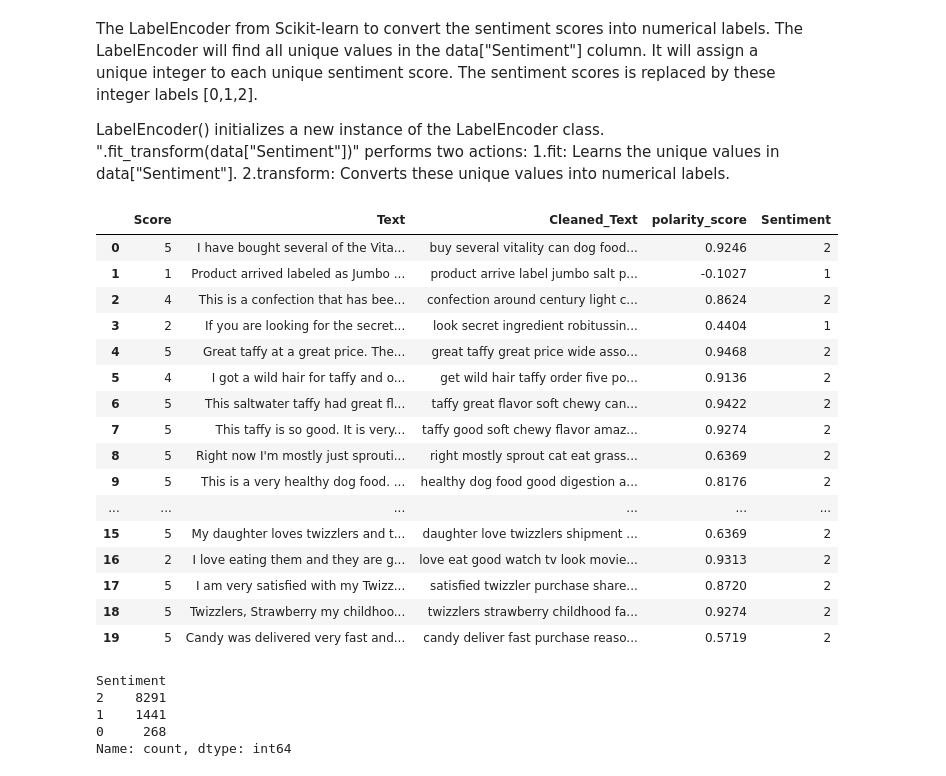
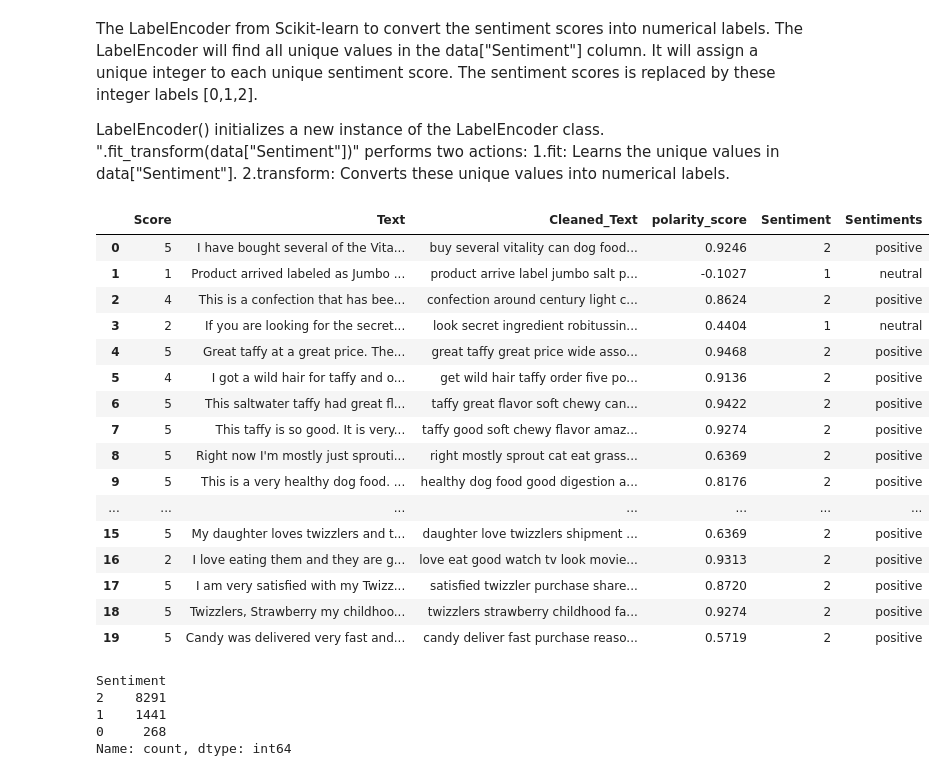
Before and after one commit to Vijayalekshmi203/SentimentAnalysis, a Jupyter notebook: SA.ipynb, the cells around one changed output. Saved outputs shown, nothing was run; the diff lists cells and outputs as text; code cells hidden in the pictures.

```diff
--- a/SA.ipynb
+++ b/SA.ipynb
@@ -347,6 +347,6 @@ data
 10000 rows × 4 columns
 # %%
 #Rule for determining the Sentiment
-data['Sentiment']=data["Cleaned_Text"].apply(lambda x: 'positive' if sa.polarity_scores(x)["compound"] >= 0.5  else 'negative' if sa.polarity_scores(x)["compound"] <= -0.5  else 'neutral')
+data['Sentiments']=data["Cleaned_Text"].apply(lambda x: 'positive' if sa.polarity_scores(x)["compound"] >= 0.5  else 'negative' if sa.polarity_scores(x)["compound"] <= -0.5  else 'neutral')
 data.head(30)
 # %% [output]
@@ -383,26 +383,26 @@ LabelEncoder() initializes a new instance of the LabelEncoder class. ".fit_trans
 # %%
 # The sentiment value (which were previously categorical label from the VADER analysis) is replaced by integer labels [0,1,2]
 from sklearn.preprocessing import LabelEncoder
-data["Sentiment"] = LabelEncoder().fit_transform(data["Sentiment"])
+data["Sentiment"] = LabelEncoder().fit_transform(data["Sentiments"])
 data.head(20)
 # %% [output]
-|  | Score | Text | Cleaned_Text | polarity_score | Sentiment |
-| 0 | 5 | I have bought several of the Vita... | buy several vitality can dog food... | 0.9246 | 2 |
-| 1 | 1 | Product arrived labeled as Jumbo ... | product arrive label jumbo salt p... | -0.1027 | 1 |
-| 2 | 4 | This is a confection that has bee... | confection around century light c... | 0.8624 | 2 |
-| 3 | 2 | If you are looking for the secret... | look secret ingredient robitussin... | 0.4404 | 1 |
-| 4 | 5 | Great taffy at a great price. The... | great taffy great price wide asso... | 0.9468 | 2 |
-| 5 | 4 | I got a wild hair for taffy and o... | get wild hair taffy order five po... | 0.9136 | 2 |
-| 6 | 5 | This saltwater taffy had great fl... | taffy great flavor soft chewy can... | 0.9422 | 2 |
-| 7 | 5 | This taffy is so good. It is very... | taffy good soft chewy flavor amaz... | 0.9274 | 2 |
-| 8 | 5 | Right now I'm mostly just sprouti... | right mostly sprout cat eat grass... | 0.6369 | 2 |
-| 9 | 5 | This is a very healthy dog food. ... | healthy dog food good digestion a... | 0.8176 | 2 |
-| ... | ... | ... | ... | ... | ... |
-| 15 | 5 | My daughter loves twizzlers and t... | daughter love twizzlers shipment ... | 0.6369 | 2 |
-| 16 | 2 | I love eating them and they are g... | love eat good watch tv look movie... | 0.9313 | 2 |
-| 17 | 5 | I am very satisfied with my Twizz... | satisfied twizzler purchase share... | 0.8720 | 2 |
-| 18 | 5 | Twizzlers, Strawberry my childhoo... | twizzlers strawberry childhood fa... | 0.9274 | 2 |
-| 19 | 5 | Candy was delivered very fast and... | candy deliver fast purchase reaso... | 0.5719 | 2 |
+|  | Score | Text | Cleaned_Text | polarity_score | Sentiment | Sentiments |
+| 0 | 5 | I have bought several of the Vita... | buy several vitality can dog food... | 0.9246 | 2 | positive |
+| 1 | 1 | Product arrived labeled as Jumbo ... | product arrive label jumbo salt p... | -0.1027 | 1 | neutral |
+| 2 | 4 | This is a confection that has bee... | confection around century light c... | 0.8624 | 2 | positive |
+| 3 | 2 | If you are looking for the secret... | look secret ingredient robitussin... | 0.4404 | 1 | neutral |
+| 4 | 5 | Great taffy at a great price. The... | great taffy great price wide asso... | 0.9468 | 2 | positive |
+| 5 | 4 | I got a wild hair for taffy and o... | get wild hair taffy order five po... | 0.9136 | 2 | positive |
+| 6 | 5 | This saltwater taffy had great fl... | taffy great flavor soft chewy can... | 0.9422 | 2 | positive |
+| 7 | 5 | This taffy is so good. It is very... | taffy good soft chewy flavor amaz... | 0.9274 | 2 | positive |
+| 8 | 5 | Right now I'm mostly just sprouti... | right mostly sprout cat eat grass... | 0.6369 | 2 | positive |
+| 9 | 5 | This is a very healthy dog food. ... | healthy dog food good digestion a... | 0.8176 | 2 | positive |
+| ... | ... | ... | ... | ... | ... | ... |
+| 15 | 5 | My daughter loves twizzlers and t... | daughter love twizzlers shipment ... | 0.6369 | 2 | positive |
+| 16 | 2 | I love eating them and they are g... | love eat good watch tv look movie... | 0.9313 | 2 | positive |
+| 17 | 5 | I am very satisfied with my Twizz... | satisfied twizzler purchase share... | 0.8720 | 2 | positive |
+| 18 | 5 | Twizzlers, Strawberry my childhoo... | twizzlers strawberry childhood fa... | 0.9274 | 2 | positive |
+| 19 | 5 | Candy was delivered very fast and... | candy deliver fast purchase reaso... | 0.5719 | 2 | positive |
 # %%
 data["Sentiment"].value_counts()
 # %% [output]
```
Also changed, not shown: parts of 23 cells of this notebook.
